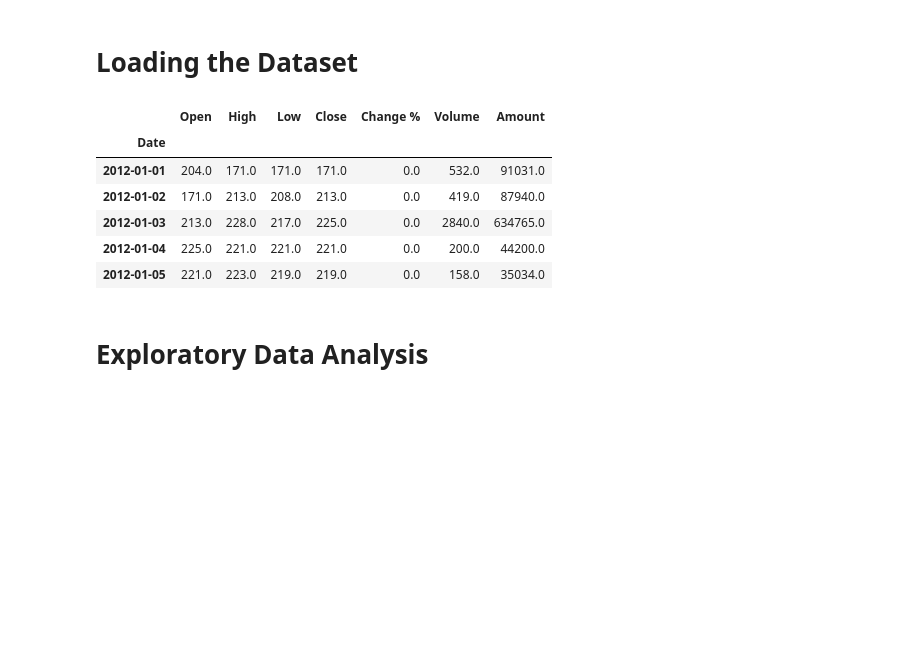
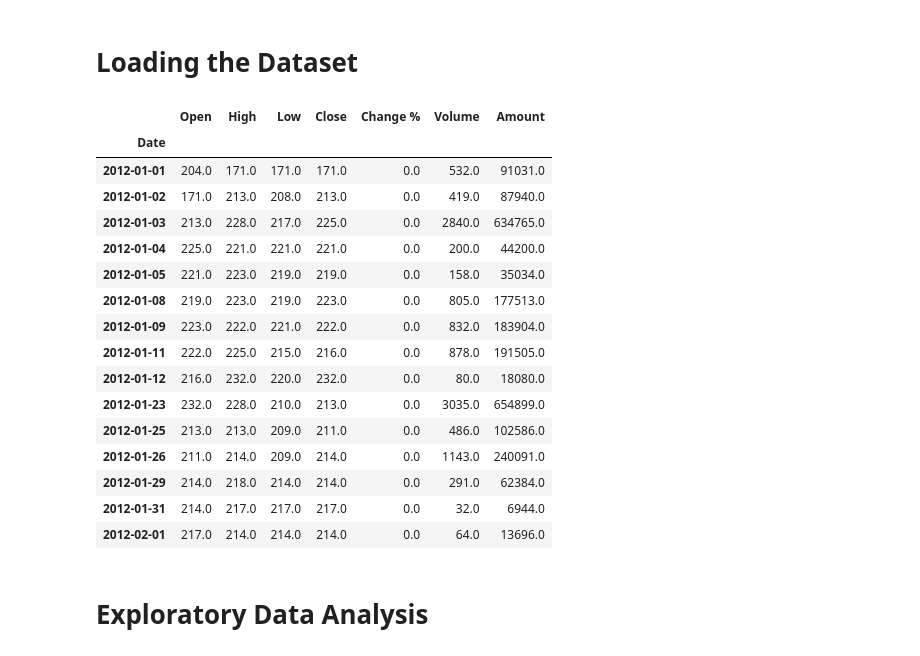
Before and after one commit to adars124/stock-prediction, a Jupyter notebook: notebooks/StockPrediction.ipynb, the cells around one changed output. Cells and saved outputs as stored; diff of their text form; code cells hidden in the pictures; blank space fills up the shorter version.

```diff
--- a/notebooks/StockPrediction.ipynb
+++ b/notebooks/StockPrediction.ipynb
@@ -21,7 +37,7 @@ from sklearn.metrics import mean_absolute_error, mean_squared_error, r2_score
 # %% [markdown]
 # Loading the Dataset
 # %%
-data_path = '../datasets/SBL_Data.csv'
+data_path = '/content/drive/My Drive/Colab Notebooks/SBL_Data.csv'
 # %%
 def read_csv(filepath, start_date='', end_date=''):
   """
@@ -41,15 +57,25 @@ def read_csv(filepath, start_date='', end_date=''):
   return df
 # %%
 df = read_csv(data_path, start_date='20120101', end_date='20230130')
-df.head()
+df.head(15)
 # %% [output]
 |  | Open | High | Low | Close | Change % | Volume | Amount |
 | Date |  |  |  |  |  |  |  |
 | 2012-01-01 | 204.0 | 171.0 | 171.0 | 171.0 | 0.0 | 532.0 | 91031.0 |
 | 2012-01-02 | 171.0 | 213.0 | 208.0 | 213.0 | 0.0 | 419.0 | 87940.0 |
 | 2012-01-03 | 213.0 | 228.0 | 217.0 | 225.0 | 0.0 | 2840.0 | 634765.0 |
 | 2012-01-04 | 225.0 | 221.0 | 221.0 | 221.0 | 0.0 | 200.0 | 44200.0 |
 | 2012-01-05 | 221.0 | 223.0 | 219.0 | 219.0 | 0.0 | 158.0 | 35034.0 |
+| 2012-01-08 | 219.0 | 223.0 | 219.0 | 223.0 | 0.0 | 805.0 | 177513.0 |
+| 2012-01-09 | 223.0 | 222.0 | 221.0 | 222.0 | 0.0 | 832.0 | 183904.0 |
+| 2012-01-11 | 222.0 | 225.0 | 215.0 | 216.0 | 0.0 | 878.0 | 191505.0 |
+| 2012-01-12 | 216.0 | 232.0 | 220.0 | 232.0 | 0.0 | 80.0 | 18080.0 |
+| 2012-01-23 | 232.0 | 228.0 | 210.0 | 213.0 | 0.0 | 3035.0 | 654899.0 |
+| 2012-01-25 | 213.0 | 213.0 | 209.0 | 211.0 | 0.0 | 486.0 | 102586.0 |
+| 2012-01-26 | 211.0 | 214.0 | 209.0 | 214.0 | 0.0 | 1143.0 | 240091.0 |
+| 2012-01-29 | 214.0 | 218.0 | 214.0 | 214.0 | 0.0 | 291.0 | 62384.0 |
+| 2012-01-31 | 214.0 | 217.0 | 217.0 | 217.0 | 0.0 | 32.0 | 6944.0 |
+| 2012-02-01 | 217.0 | 214.0 | 214.0 | 214.0 | 0.0 | 64.0 | 13696.0 |
 # %% [markdown]
 # Exploratory Data Analysis
 # %%
```
Also changed, not shown: parts of 27 cells of this notebook.
